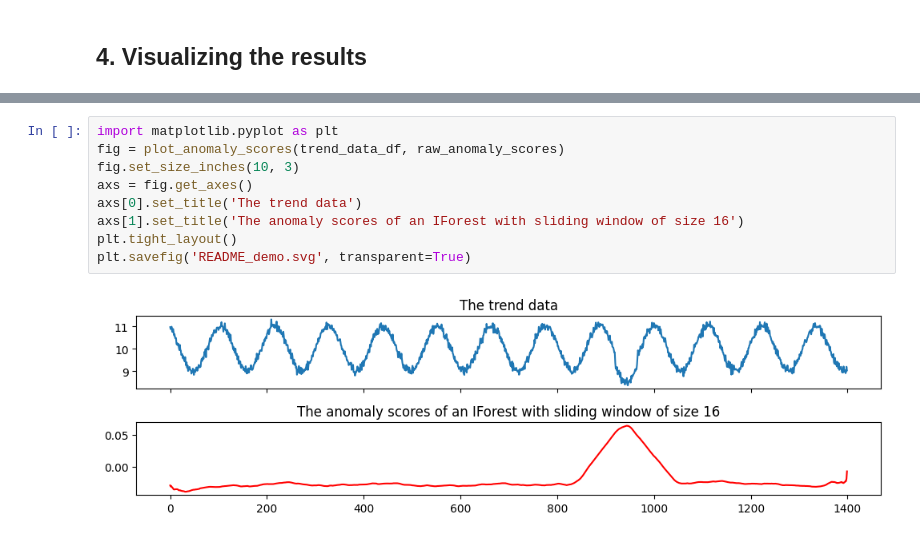
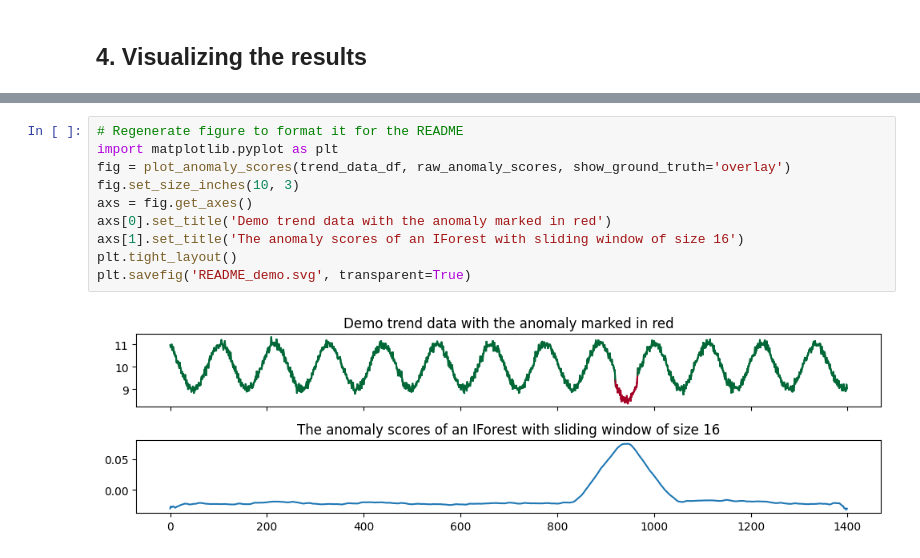
Before and after one commit to guillaumeme/dtaianomaly, a Jupyter notebook: notebooks/README_demo.ipynb, the cells around one changed output, grey strips where cells are left out. Cells and saved outputs as stored; diff of their text form.

```diff
--- a/notebooks/README_demo.ipynb
+++ b/notebooks/README_demo.ipynb
@@ -60,11 +62,12 @@ plot_anomaly_scores(trend_data_df, raw_anomaly_scores)
 # %%
+# Regenerate figure to format it for the README
 import matplotlib.pyplot as plt
-fig = plot_anomaly_scores(trend_data_df, raw_anomaly_scores)
+fig = plot_anomaly_scores(trend_data_df, raw_anomaly_scores, show_ground_truth='overlay')
 fig.set_size_inches(10, 3)
 axs = fig.get_axes()
-axs[0].set_title('The trend data')
+axs[0].set_title('Demo trend data with the anomaly marked in red')
 axs[1].set_title('The anomaly scores of an IForest with sliding window of size 16')
 plt.tight_layout()
 plt.savefig('README_demo.svg', transparent=True)
 # %% [output]
-[figure, old version]
+[figure, new version]
```
Also changed, not shown: parts of 3 cells of this notebook, 8 other files.
